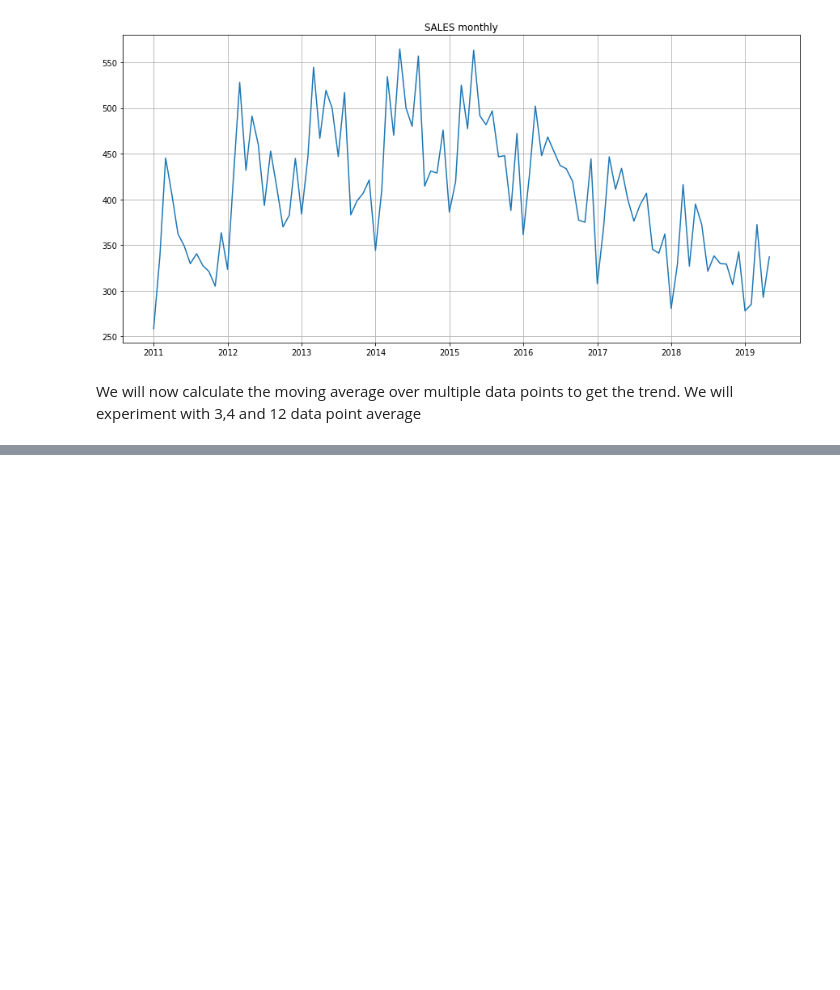
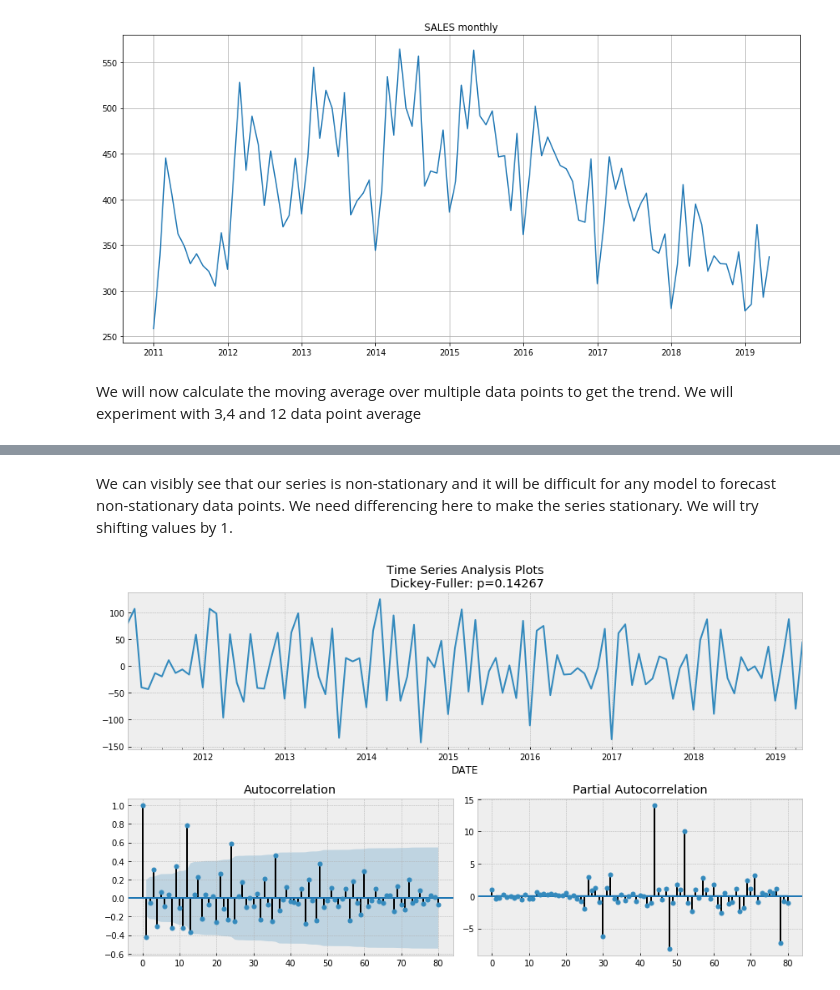
Before and after one commit to rohitmudaliar/Time-Series-Retail-Forecasting, a Jupyter notebook: Time-Series.ipynb, the cells around one changed output, grey strips where cells are left out. Cells and saved outputs as stored; diff of their text form; code cells hidden in the pictures; blank space fills up the shorter version.

```diff
--- a/Time-Series.ipynb
+++ b/Time-Series.ipynb
@@ -102,0 +140,9 @@ plotMovingAverage(data, 3, plot_intervals=True, plot_anomalies=True)
+# %% [markdown]
+We can visibly see that our series is non-stationary and it will be difficult for any model to forecast non-stationary data points.
+We need differencing here to make the series stationary. We will try shifting values by 1.
+# %%
+data_diff = data['SALES'] - data['SALES'].shift(1)
+
+tsplot(data_diff[1:], lags=80)
+# %% [output]
+[figure, added]
```
Also changed, not shown: parts of 29 cells of this notebook.
